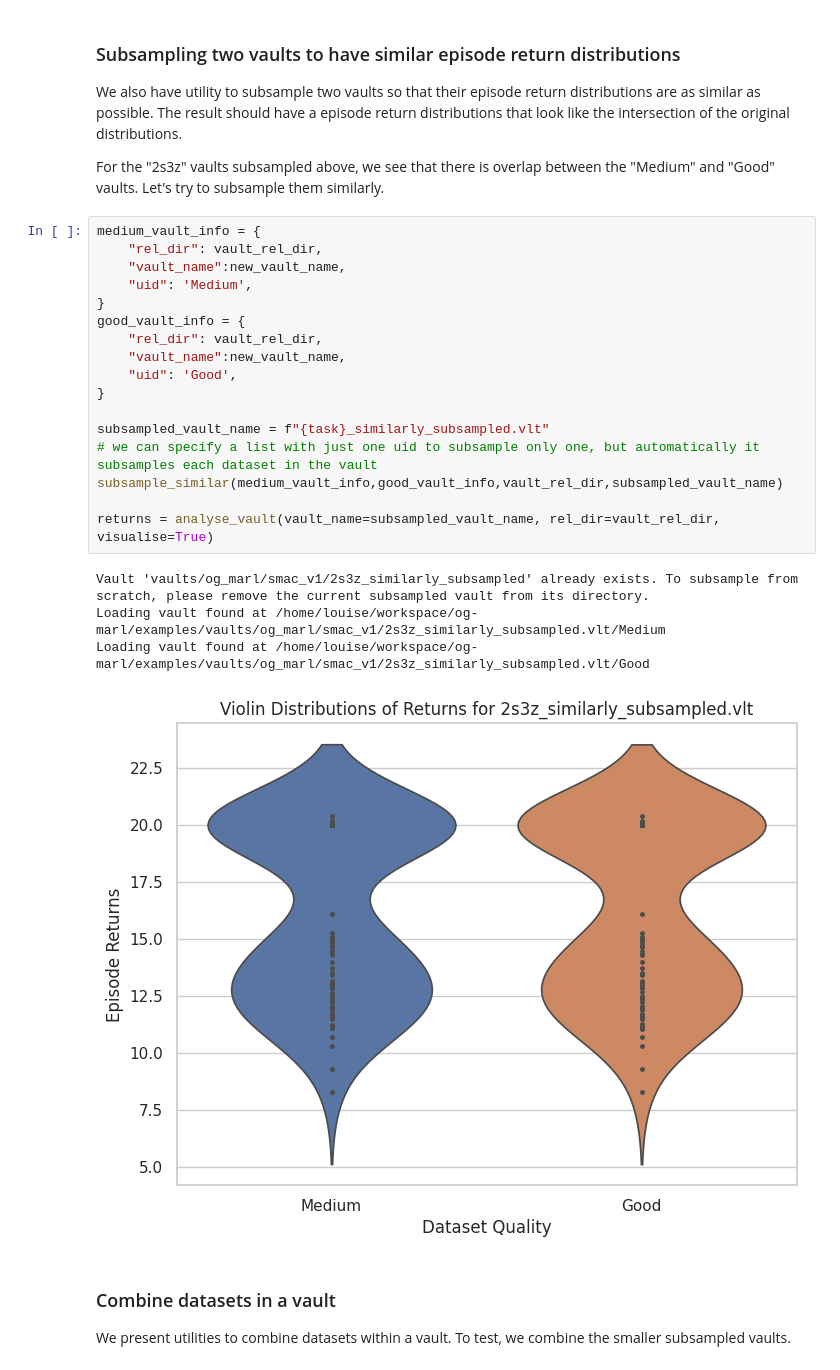
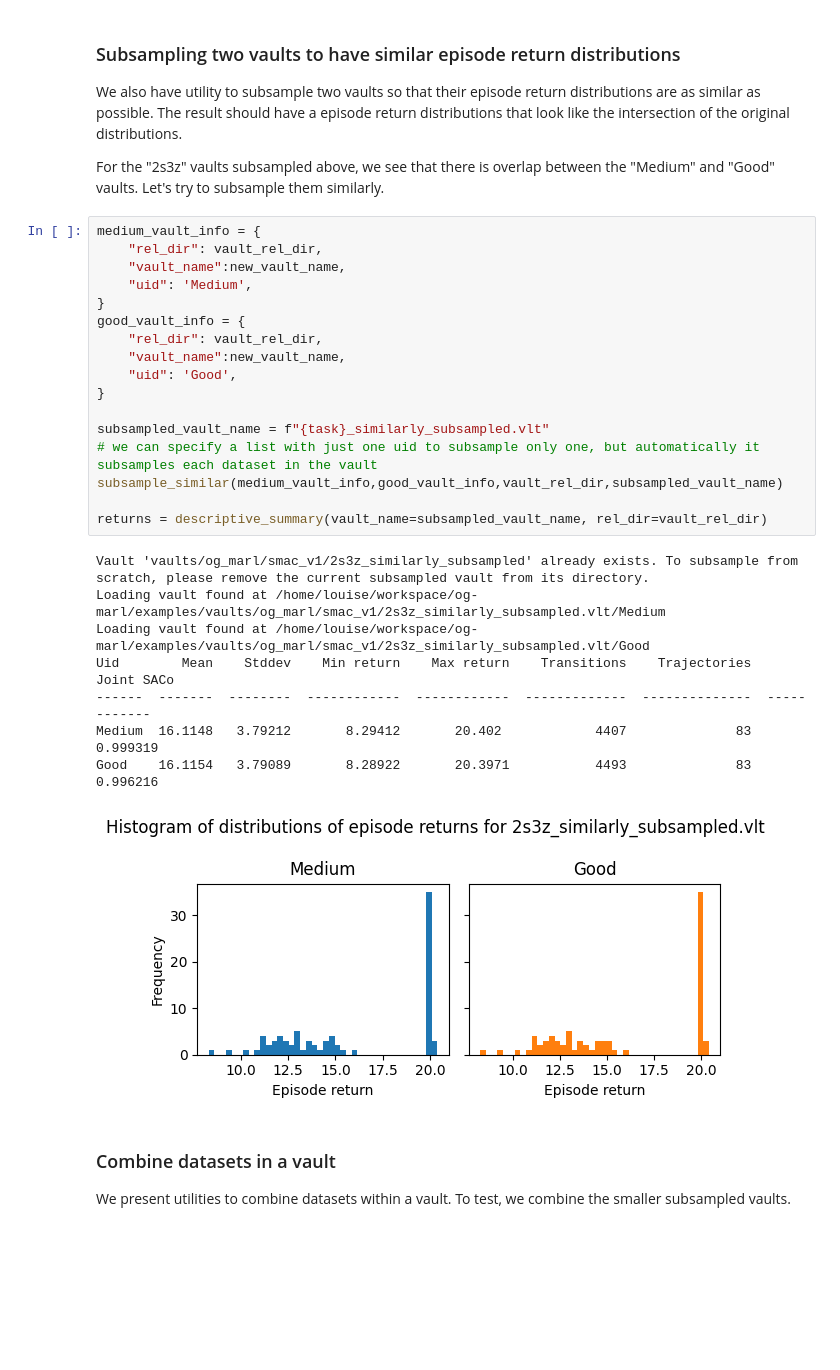
Before and after one commit to instadeepai/og-marl, a Jupyter notebook: examples/dataset_analysis_demo.ipynb, the cells around one changed output. Cells and saved outputs as stored; diff of their text form; blank space fills up the shorter version.

```diff
--- a/examples/dataset_analysis_demo.ipynb
+++ b/examples/dataset_analysis_demo.ipynb
@@ -112,25 +122,29 @@ For the "2s3z" vaults subsampled above, we see that there is overlap between the
 # %%
 medium_vault_info = {
     "rel_dir": vault_rel_dir,
     "vault_name":new_vault_name,
     "uid": 'Medium',
 }
 good_vault_info = {
     "rel_dir": vault_rel_dir,
     "vault_name":new_vault_name,
     "uid": 'Good',
 }
 
 subsampled_vault_name = f"{task}_similarly_subsampled.vlt"
 # we can specify a list with just one uid to subsample only one, but automatically it subsamples each dataset in the vault
 subsample_similar(medium_vault_info,good_vault_info,vault_rel_dir,subsampled_vault_name)
 
-returns = analyse_vault(vault_name=subsampled_vault_name, rel_dir=vault_rel_dir, visualise=True)
+returns = descriptive_summary(vault_name=subsampled_vault_name, rel_dir=vault_rel_dir)
 # %% [output]
 Vault 'vaults/og_marl/smac_v1/2s3z_similarly_subsampled' already exists. To subsample from scratch, please remove the current subsampled vault from its directory.
 Loading vault found at /home/louise/workspace/og-marl/examples/vaults/og_marl/smac_v1/2s3z_similarly_subsampled.vlt/Medium
 Loading vault found at /home/louise/workspace/og-marl/examples/vaults/og_marl/smac_v1/2s3z_similarly_subsampled.vlt/Good
+Uid        Mean    Stddev    Min return    Max return    Transitions    Trajectories    Joint SACo
+------  -------  --------  ------------  ------------  -------------  --------------  ------------
+Medium  16.1148   3.79212       8.29412       20.402            4407              83      0.999319
+Good    16.1154   3.79089       8.28922       20.3971           4493              83      0.996216
-[figure, old version]
+[figure, new version]
 # %% [markdown]
 ### Combine datasets in a vault
 
```
Also changed, not shown: parts of 9 cells of this notebook, 1 other file.
